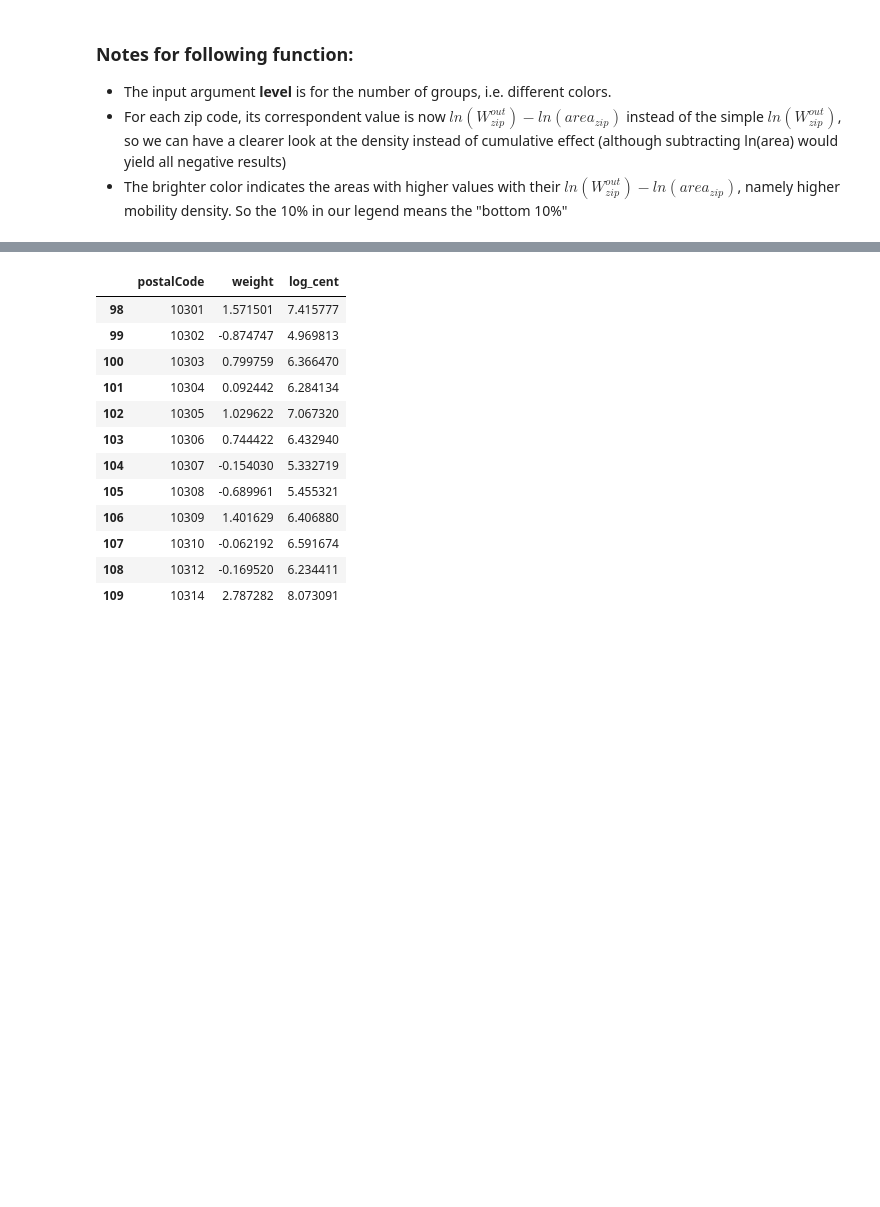
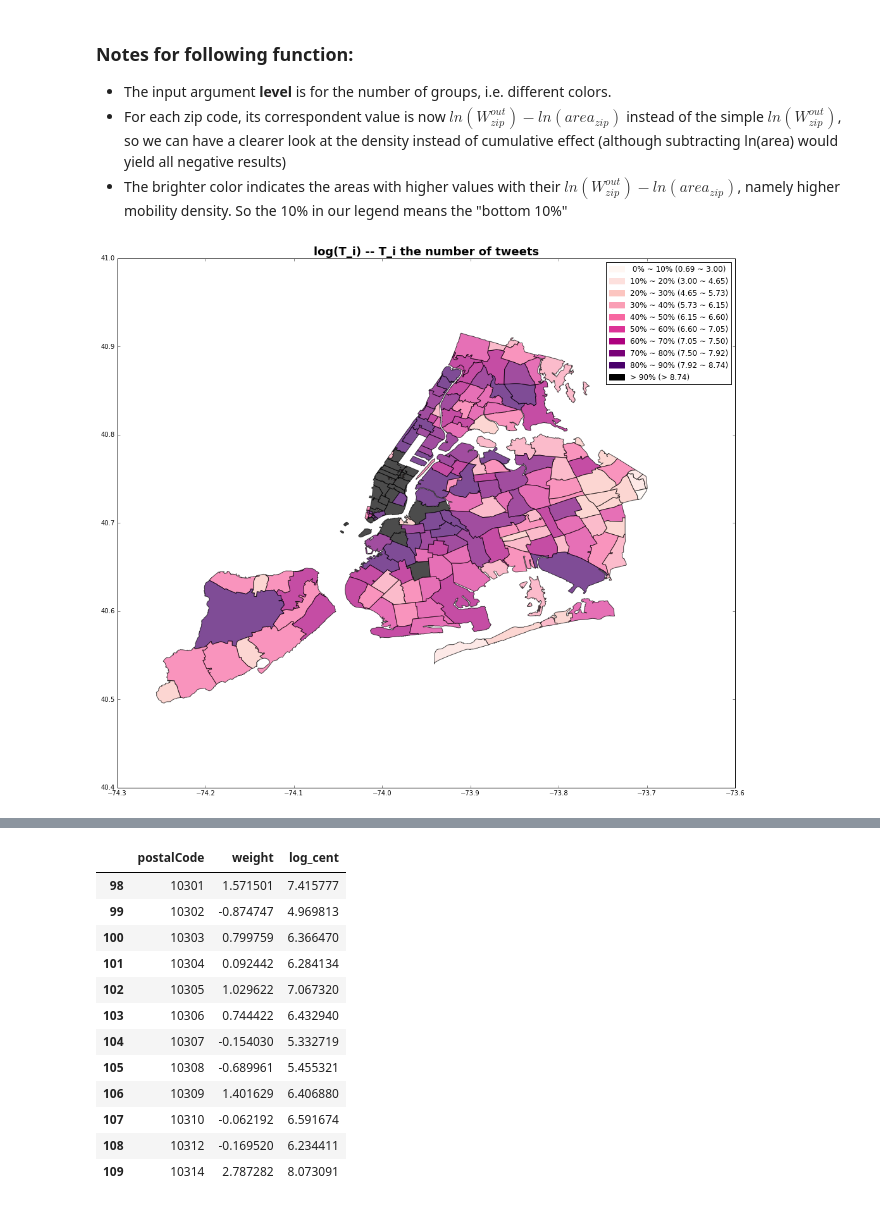
Before and after one commit to Fomyther/NYC-Twitter-Activities, a Jupyter notebook: GravityModel.ipynb, the cells around one changed output, grey strips where cells are left out. Cells and saved outputs as stored; diff of their text form; code cells hidden in the pictures; blank space fills up the shorter version.

```diff
--- a/GravityModel.ipynb
+++ b/GravityModel.ipynb
@@ -22,2 +84,7 @@ Failed `CDLL(/Library/Frameworks/GEOS.framework/Versions/Current/GEOS)`
+# %%
+fig2 = plt.figure(figsize=(18,15))
+PlotMap(GM.DF_Wout2, fig2, key = 'log_cent', cmap_name='RdPu', title = 'log(T_i) -- T_i the number of tweets')
+# %% [output]
+[figure, added]
 # %%
 fig1 = plt.figure(figsize=(18,15))
```
Also changed, not shown: parts of 7 cells of this notebook.
